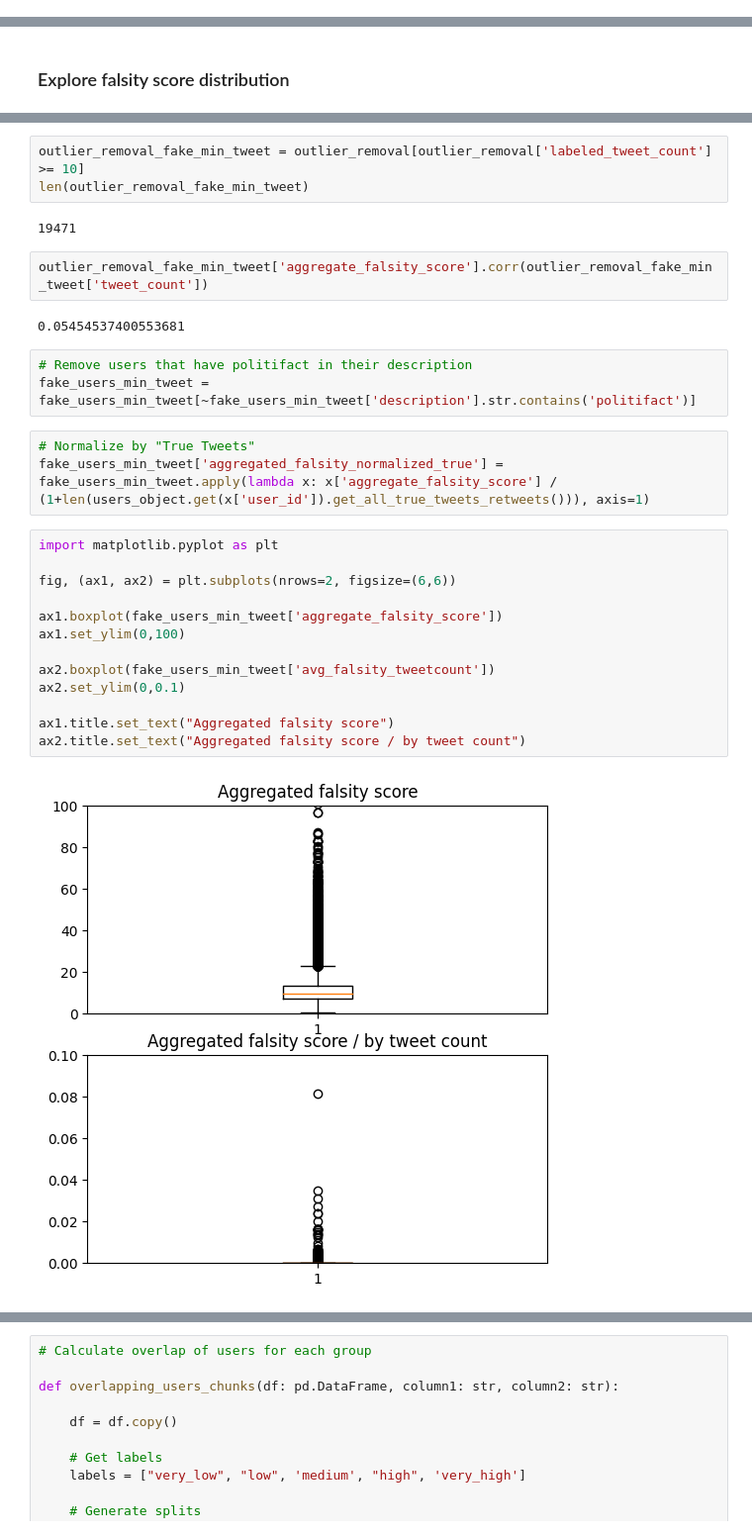
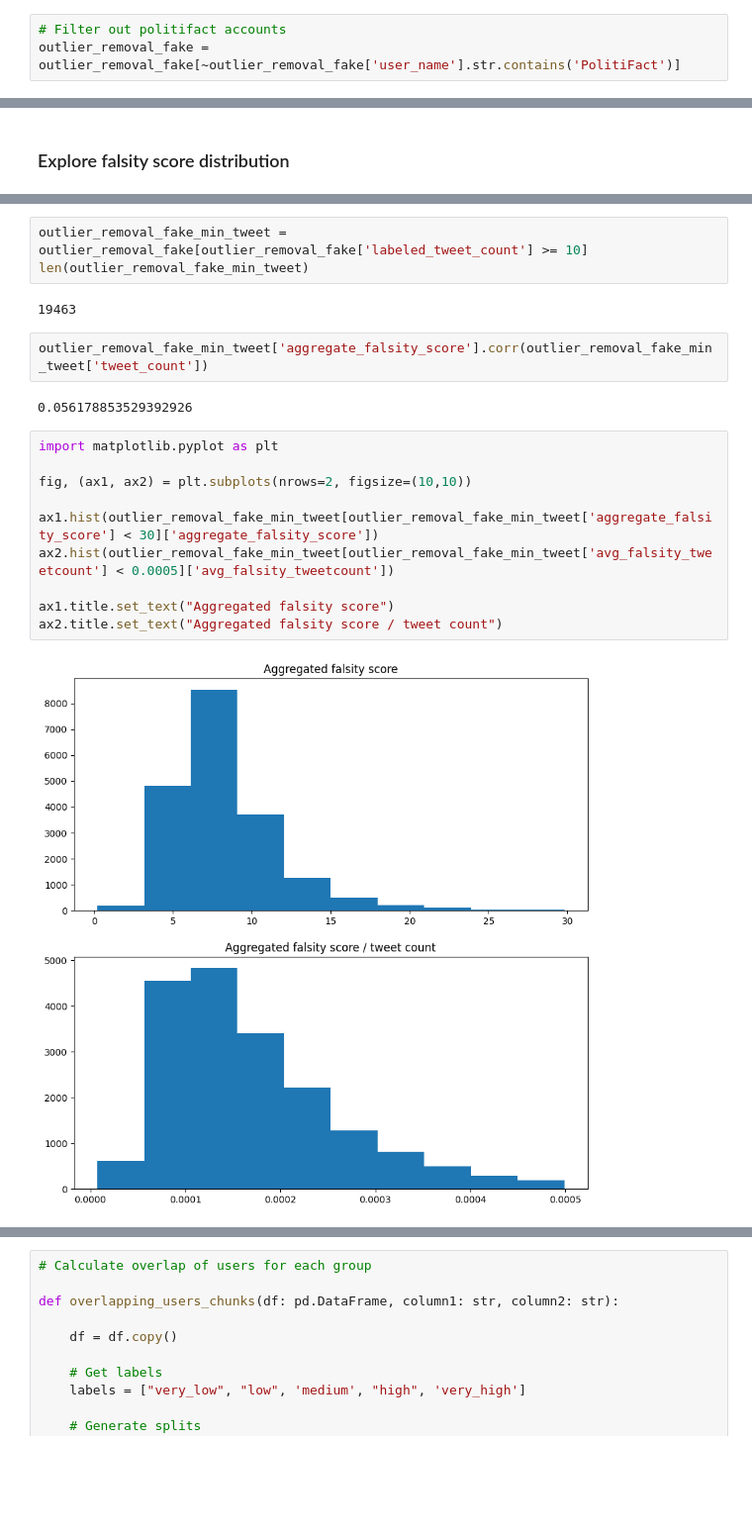
Before and after one commit to lrnz-asnprs/tweet-collector, a Jupyter notebook: fake_collector/notebooks/laurenz_notebook.ipynb, the cells around one changed output, grey strips where cells are left out. Shown at 99% size. Cells and saved outputs as stored; diff of their text form; blank space fills up the shorter version.

```diff
--- a/fake_collector/notebooks/laurenz_notebook.ipynb
+++ b/fake_collector/notebooks/laurenz_notebook.ipynb
@@ -132,6 +132,9 @@ Amount of fake users 1437937
 # %%
 outlier_removal_fake = outlier_removal[outlier_removal['aggregate_falsity_score'] > 0]
 outlier_removal_true = outlier_removal[outlier_removal['aggregate_falsity_score'] == 0]
+# %%
+# Filter out politifact accounts
+outlier_removal_fake = outlier_removal_fake[~outlier_removal_fake['user_name'].str.contains('PolitiFact')]
 # %%
 print("Amount of true users wo outliers", len(outlier_removal_true))
 print("Amount of fake users wo outliers", len(outlier_removal_fake))
@@ -165,30 +165,21 @@ fake_users_min_tweet = fake_users[fake_users['labeled_tweet_count']>10].copy()
 # %%
-outlier_removal_fake_min_tweet = outlier_removal[outlier_removal['labeled_tweet_count'] >= 10]
+outlier_removal_fake_min_tweet = outlier_removal_fake[outlier_removal_fake['labeled_tweet_count'] >= 10]
 len(outlier_removal_fake_min_tweet)
 # %% [output]
-19471
+19463
 # %%
 outlier_removal_fake_min_tweet['aggregate_falsity_score'].corr(outlier_removal_fake_min_tweet['tweet_count'])
 # %% [output]
-0.05454537400553681
+0.056178853529392926
-# %%
-# Remove users that have politifact in their description
-fake_users_min_tweet = fake_users_min_tweet[~fake_users_min_tweet['description'].str.contains('politifact')]
-# %%
-# Normalize by "True Tweets"
-fake_users_min_tweet['aggregated_falsity_normalized_true'] = fake_users_min_tweet.apply(lambda x: x['aggregate_falsity_score'] / (1+len(users_object.get(x['user_id']).get_all_true_tweets_retweets())), axis=1)
 # %%
 import matplotlib.pyplot as plt
 
-fig, (ax1, ax2) = plt.subplots(nrows=2, figsize=(6,6))
+fig, (ax1, ax2) = plt.subplots(nrows=2, figsize=(10,10))
 
-ax1.boxplot(fake_users_min_tweet['aggregate_falsity_score'])
-ax1.set_ylim(0,100)
-
-ax2.boxplot(fake_users_min_tweet['avg_falsity_tweetcount'])
-ax2.set_ylim(0,0.1)
+ax1.hist(outlier_removal_fake_min_tweet[outlier_removal_fake_min_tweet['aggregate_falsity_score'] < 30]['aggregate_falsity_score'])
+ax2.hist(outlier_removal_fake_min_tweet[outlier_removal_fake_min_tweet['avg_falsity_tweetcount'] < 0.0005]['avg_falsity_tweetcount'])
 
 ax1.title.set_text("Aggregated falsity score")
-ax2.title.set_text("Aggregated falsity score / by tweet count")
+ax2.title.set_text("Aggregated falsity score / tweet count")
 # %% [output]
-[figure, old version]
+[figure, new version]
```
Also changed, not shown: parts of 18 cells of this notebook, 1 other file.
